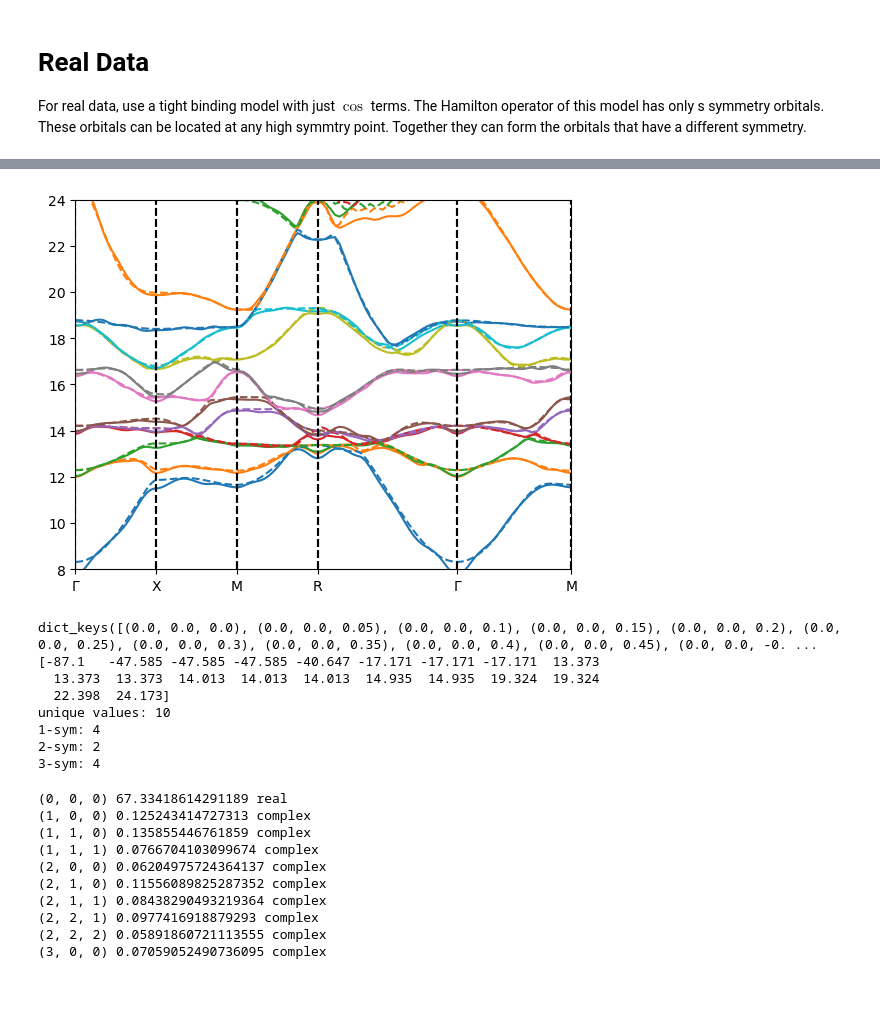
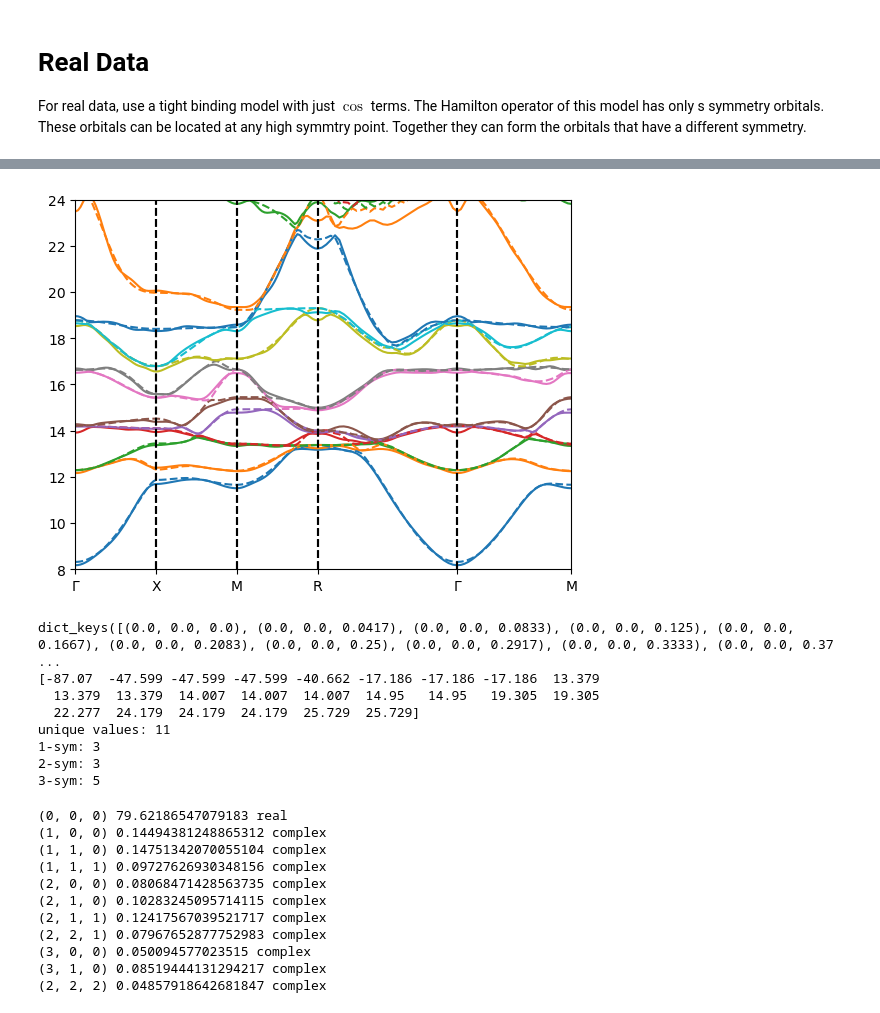
Before and after one commit to redweasel/tight-binding, a Jupyter notebook: notebooks/Bandstructure.ipynb, the cells around one changed output, grey strips where cells are left out. Drawn from its saved outputs; the diff is of its cells as text; code cells hidden in the pictures.

```diff
--- a/notebooks/Bandstructure.ipynb
+++ b/notebooks/Bandstructure.ipynb
@@ -203,9 +195,10 @@ plot_bands_generic(k_smpl, ref_bands, '-')
 # %%
-# read the data from Bandx.dat from Quantum Espresso
-material = qe.QECrystal("nitinol_2_993", [], [], [], 0)
-k_smpl, ref_weights, ref_bands, symmetries, fermi_energy = material.read_bands()
+material = qe.from_disk("nitinol_2_993")
+k_smpl, ref_bands, symmetries, fermi_energy = material.read_bands_crystal()
 all_ref_bands = ref_bands
 ref_bands = ref_bands[:,8:]
+sym = Symmetry(symmetries)
+ref_weights = sym.k_weight(k_smpl)
 
 # now start my algorithm to find good matrices
 add_bands = 0
@@ -218,13 +211,10 @@ weights[7] = 1
 weights[-1] = 0.5
 
 neighbors = ((0, 0, 0), (1, 0, 0), (1, 1, 0), (1, 1, 1), (2, 0, 0), (2, 1, 0), (2, 1, 1), (2, 2, 1), (3, 0, 0), (3, 1, 0), (2, 2, 2)) # works well
-tb_nitinol = BandStructureModel.init_tight_binding_from_ref(Symmetry.cubic(True), neighbors, k_smpl, ref_bands, band_offset, add_bands, cos_reduced=True)
+tb_nitinol = BandStructureModel.init_tight_binding_from_ref(sym, neighbors, k_smpl, ref_bands, band_offset, add_bands, cos_reduced=True)
 #tb_nitinol = BandStructureModel.load("ni.repr") # careful this overrides the configuration
 tb_nitinol.optimize(k_smpl, ref_weights, ref_bands, weights, band_offset, 100, 1, train_k0=True, learning_rate=0.5, max_accel_global=2.0, regularization=0.999)
 tb_nitinol.optimize(k_smpl, ref_weights, ref_bands, weights, band_offset, 1000, 1, train_k0=True, learning_rate=0.5, max_accel_global=8.0, regularization=1.0)
-
-#plot_bands_generic(k_smpl, ref_bands, '.')
-#tb_nitinol.plot_bands(k_smpl)
 
 path = kpaths.KPath('G').to('X').to('M').to('R').to('G').to('M')
 interpolator = kpaths.interpolate(k_smpl, ref_bands, Symmetry.cubic(True), method='cubic')
@@ -253,4 +236,4 @@ final loss: 3.86e-01 (max band-error [0.572 0.377 0.287 0.386 0.266 0.238 0.282
-[figure, old version]
+[figure, new version]
 # %%
 # save the model to a file for usage in further processing
 tb_nitinol.save("ni.repr")
@@ -267,26 +250,27 @@ print("1-sym:", len([b for b in unique if len([1 for b2 in bands if b2 == b]) ==
 print("2-sym:", len([b for b in unique if len([1 for b2 in bands if b2 == b]) == 2]))
 print("3-sym:", len([b for b in unique if len([1 for b2 in bands if b2 == b]) == 3]))
 # %% [output]
-dict_keys([(0.0, 0.0, 0.0), (0.0, 0.0, 0.05), (0.0, 0.0, 0.1), (0.0, 0.0, 0.15), (0.0, 0.0, 0.2), (0.0, 0.0, 0.25), (0.0, 0.0, 0.3), (0.0, 0.0, 0.35), (0.0, 0.0, 0.4), (0.0, 0.0, 0.45), (0.0, 0.0, -0. ...
-[-87.1   -47.585 -47.585 -47.585 -40.647 -17.171 -17.171 -17.171  13.373
-  13.373  13.373  14.013  14.013  14.013  14.935  14.935  19.324  19.324
-  22.398  24.173]
-unique values: 10
-1-sym: 4
-2-sym: 2
-3-sym: 4
+dict_keys([(0.0, 0.0, 0.0), (0.0, 0.0, 0.0417), (0.0, 0.0, 0.0833), (0.0, 0.0, 0.125), (0.0, 0.0, 0.1667), (0.0, 0.0, 0.2083), (0.0, 0.0, 0.25), (0.0, 0.0, 0.2917), (0.0, 0.0, 0.3333), (0.0, 0.0, 0.37 ...
+[-87.07  -47.599 -47.599 -47.599 -40.662 -17.186 -17.186 -17.186  13.379
+  13.379  13.379  14.007  14.007  14.007  14.95   14.95   19.305  19.305
+  22.277  24.179  24.179  24.179  25.729  25.729]
+unique values: 11
+1-sym: 3
+2-sym: 3
+3-sym: 5
 # %%
 for i, (r, mat) in enumerate(zip(neighbors + neighbors[1:], tb_nitinol.params)):
     print(r, np.linalg.norm(mat), "real" if np.linalg.norm(np.imag(mat)) < 1e-8 else "complex")
 # %% [output]
-(0, 0, 0) 67.33418614291189 real
-(1, 0, 0) 0.125243414727313 complex
-(1, 1, 0) 0.135855446761859 complex
-(1, 1, 1) 0.0766704103099674 complex
-(2, 0, 0) 0.06204975724364137 complex
-(2, 1, 0) 0.11556089825287352 complex
-(2, 1, 1) 0.08438290493219364 complex
-(2, 2, 1) 0.0977416918879293 complex
-(2, 2, 2) 0.05891860721113555 complex
-(3, 0, 0) 0.07059052490736095 complex
+(0, 0, 0) 79.62186547079183 real
+(1, 0, 0) 0.14494381248865312 complex
+(1, 1, 0) 0.14751342070055104 complex
+(1, 1, 1) 0.09727626930348156 complex
+(2, 0, 0) 0.08068471428563735 complex
+(2, 1, 0) 0.10283245095714115 complex
+(2, 1, 1) 0.12417567039521717 complex
+(2, 2, 1) 0.07967652877752983 complex
+(3, 0, 0) 0.050094577023515 complex
+(3, 1, 0) 0.08519444131294217 complex
+(2, 2, 2) 0.04857918642681847 complex
 # %%
```
Also changed, not shown: parts of 11 cells of this notebook, 14 other files.
